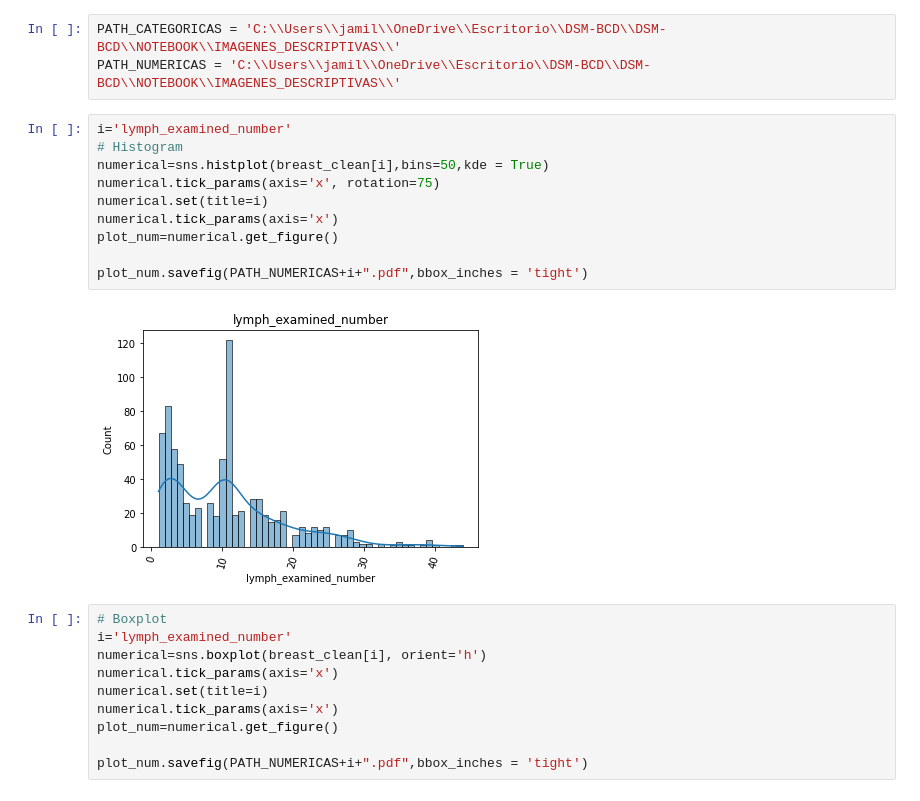
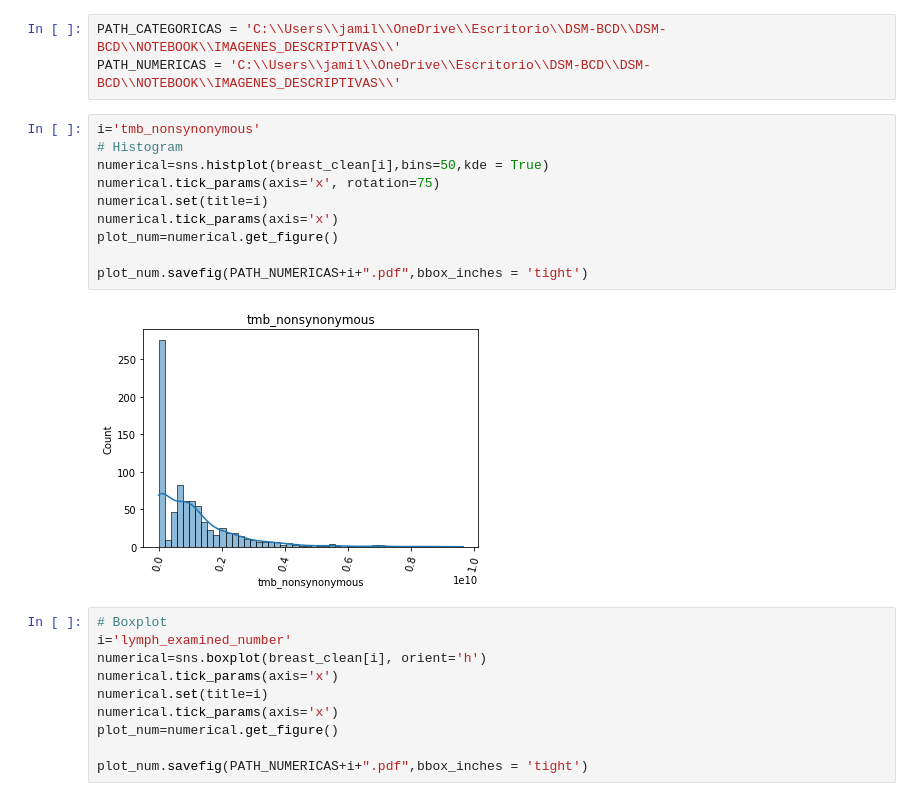
Before and after one commit to jamillan94/DSM-BCD, a Jupyter notebook: DSM-BCD/NOTEBOOK/8_EDA _SEABORN.ipynb, the cells around one changed output. Drawn from its saved outputs; the diff is of its cells as text.

```diff
--- a/DSM-BCD/NOTEBOOK/8_EDA _SEABORN.ipynb
+++ b/DSM-BCD/NOTEBOOK/8_EDA _SEABORN.ipynb
@@ -32,17 +35,17 @@ sns.palplot(diverging_colors)
 PATH_CATEGORICAS = 'C:\\Users\\jamil\\OneDrive\\Escritorio\\DSM-BCD\\DSM-BCD\\NOTEBOOK\\IMAGENES_DESCRIPTIVAS\\'
 PATH_NUMERICAS = 'C:\\Users\\jamil\\OneDrive\\Escritorio\\DSM-BCD\\DSM-BCD\\NOTEBOOK\\IMAGENES_DESCRIPTIVAS\\'
 # %%
-i='lymph_examined_number'
+i='tmb_nonsynonymous'
 # Histogram
 numerical=sns.histplot(breast_clean[i],bins=50,kde = True)
 numerical.tick_params(axis='x', rotation=75)
 numerical.set(title=i)
 numerical.tick_params(axis='x')
 plot_num=numerical.get_figure()
 
 plot_num.savefig(PATH_NUMERICAS+i+".pdf",bbox_inches = 'tight')
 # %% [output]
-[figure, old version]
+[figure, new version]
 # %%
 # Boxplot
 i='lymph_examined_number'
```
Also changed, not shown: parts of 3 cells of this notebook, 29 other files.
